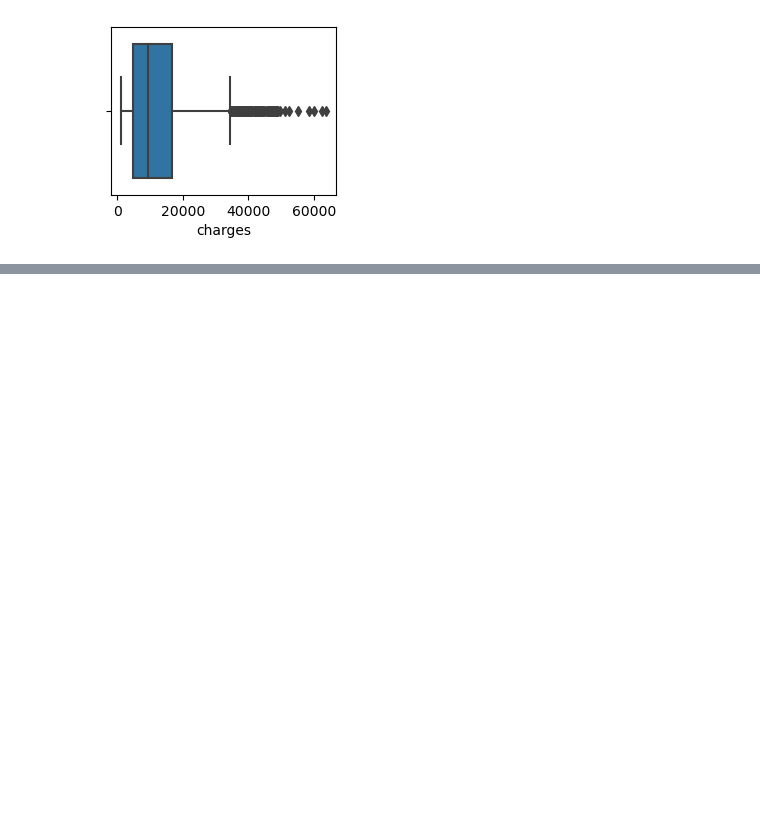
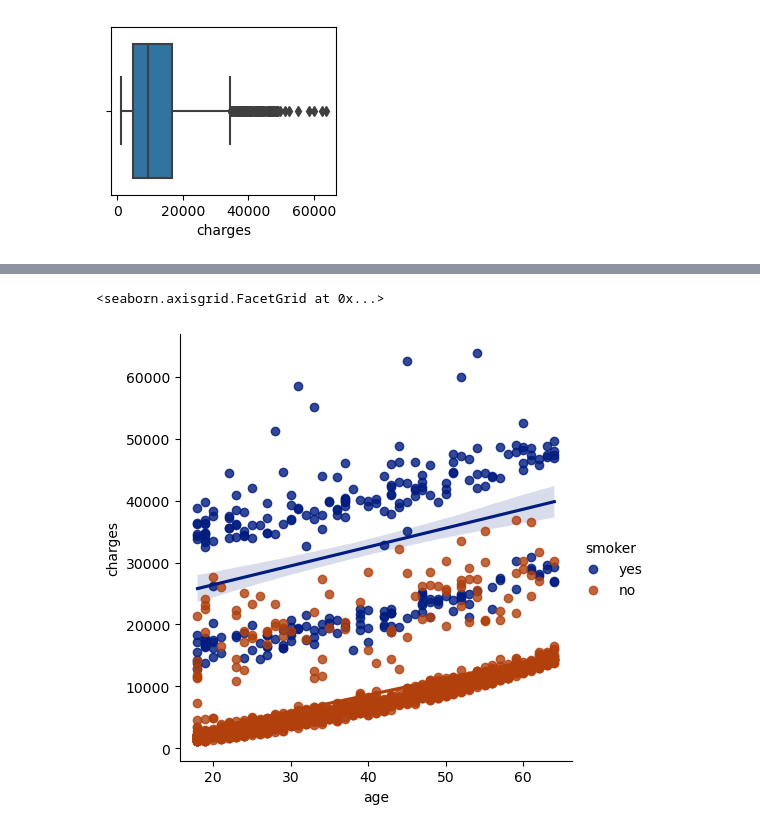
Before and after one commit to anmolk11/Exploratory-Data-Analysis-EDA-in-Python, a Jupyter notebook: Untitled.ipynb, the cells around one changed output, grey strips where cells are left out. Drawn from its saved outputs; the diff is of its cells as text; code cells hidden in the pictures; blank space fills up the shorter version.

```diff
--- a/Untitled.ipynb
+++ b/Untitled.ipynb
@@ -137,0 +204,6 @@ charges : Kurtosis = 1.6062986532967907
+# %%
+# c = [1 if x == "yes" else 0 for x in df["smoker"]]
+sns.lmplot(x = "age",y = "charges",data = df,hue = "smoker",palette = "dark")
+# %% [output]
+<seaborn.axisgrid.FacetGrid at 0x...>
+[figure, added]
```
Also changed, not shown: parts of 12 cells of this notebook.
